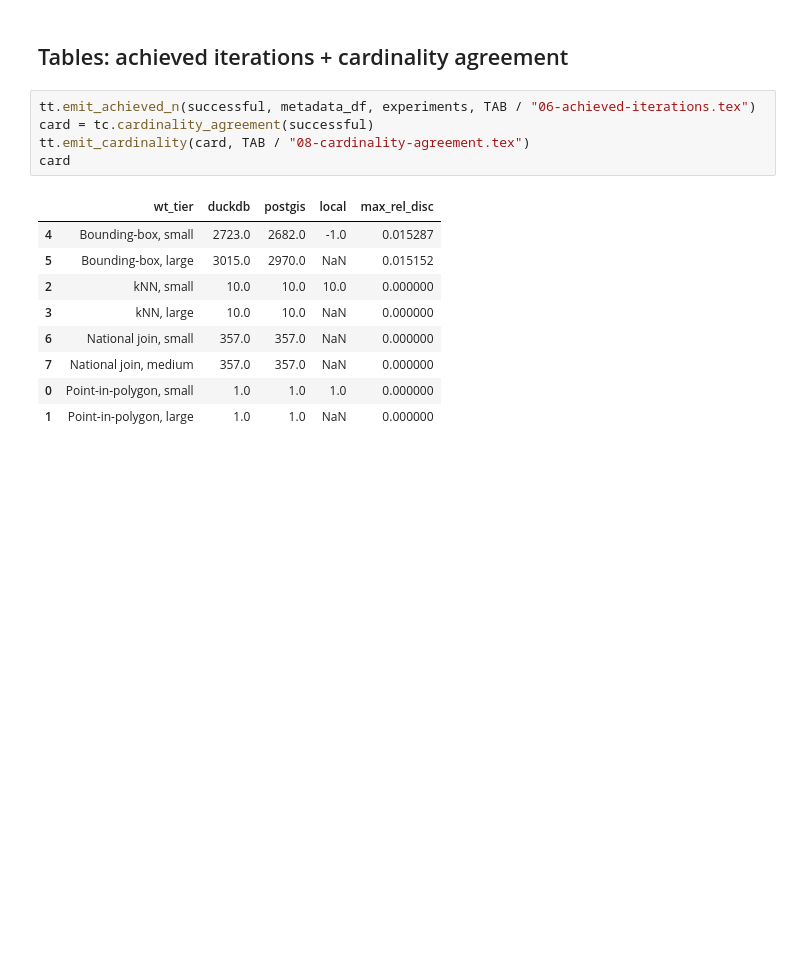
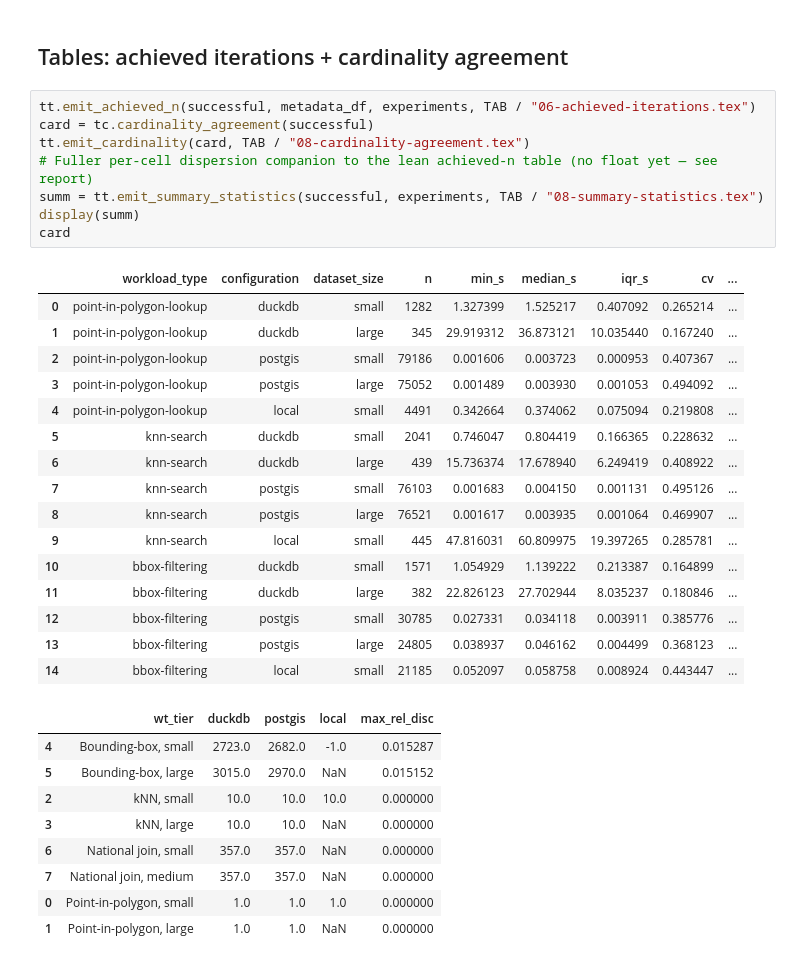
Before and after one commit to kartAI/doppa-analytics, a Jupyter notebook: notebooks/01-measurement-quality.ipynb, the cells around one changed output. Drawn from its saved outputs; the diff is of its cells as text; blank space fills up the shorter version.

```diff
--- a/notebooks/01-measurement-quality.ipynb
+++ b/notebooks/01-measurement-quality.ipynb
@@ -66,15 +69,34 @@ PosixPath('figures/09-cv-dispersion.png')
 # %%
 tt.emit_achieved_n(successful, metadata_df, experiments, TAB / "06-achieved-iterations.tex")
 card = tc.cardinality_agreement(successful)
 tt.emit_cardinality(card, TAB / "08-cardinality-agreement.tex")
+# Fuller per-cell dispersion companion to the lean achieved-n table (no float yet — see report)
+summ = tt.emit_summary_statistics(successful, experiments, TAB / "08-summary-statistics.tex")
+display(summ)
 card
 # %% [output]
-|  | wt_tier | duckdb | postgis | local | max_rel_disc |
-| 4 | Bounding-box, small | 2723.0 | 2682.0 | -1.0 | 0.015287 |
-| 5 | Bounding-box, large | 3015.0 | 2970.0 | NaN | 0.015152 |
-| 2 | kNN, small | 10.0 | 10.0 | 10.0 | 0.000000 |
-| 3 | kNN, large | 10.0 | 10.0 | NaN | 0.000000 |
-| 6 | National join, small | 357.0 | 357.0 | NaN | 0.000000 |
-| 7 | National join, medium | 357.0 | 357.0 | NaN | 0.000000 |
-| 0 | Point-in-polygon, small | 1.0 | 1.0 | 1.0 | 0.000000 |
-| 1 | Point-in-polygon, large | 1.0 | 1.0 | NaN | 0.000000 |
+|  | workload_type | configuration | dataset_size | n | min_s | median_s | iqr_s | cv | ... |
+| 0 | point-in-polygon-lookup | duckdb | small | 1282 | 1.327399 | 1.525217 | 0.407092 | 0.265214 | ... |
+| 1 | point-in-polygon-lookup | duckdb | large | 345 | 29.919312 | 36.873121 | 10.035440 | 0.167240 | ... |
+| 2 | point-in-polygon-lookup | postgis | small | 79186 | 0.001606 | 0.003723 | 0.000953 | 0.407367 | ... |
+| 3 | point-in-polygon-lookup | postgis | large | 75052 | 0.001489 | 0.003930 | 0.001053 | 0.494092 | ... |
+| 4 | point-in-polygon-lookup | local | small | 4491 | 0.342664 | 0.374062 | 0.075094 | 0.219808 | ... |
+| 5 | knn-search | duckdb | small | 2041 | 0.746047 | 0.804419 | 0.166365 | 0.228632 | ... |
+| 6 | knn-search | duckdb | large | 439 | 15.736374 | 17.678940 | 6.249419 | 0.408922 | ... |
+| 7 | knn-search | postgis | small | 76103 | 0.001683 | 0.004150 | 0.001131 | 0.495126 | ... |
+| 8 | knn-search | postgis | large | 76521 | 0.001617 | 0.003935 | 0.001064 | 0.469907 | ... |
+| 9 | knn-search | local | small | 445 | 47.816031 | 60.809975 | 19.397265 | 0.285781 | ... |
+| 10 | bbox-filtering | duckdb | small | 1571 | 1.054929 | 1.139222 | 0.213387 | 0.164899 | ... |
+| 11 | bbox-filtering | duckdb | large | 382 | 22.826123 | 27.702944 | 8.035237 | 0.180846 | ... |
+| 12 | bbox-filtering | postgis | small | 30785 | 0.027331 | 0.034118 | 0.003911 | 0.385776 | ... |
+| 13 | bbox-filtering | postgis | large | 24805 | 0.038937 | 0.046162 | 0.004499 | 0.368123 | ... |
+| 14 | bbox-filtering | local | small | 21185 | 0.052097 | 0.058758 | 0.008924 | 0.443447 | ... |
+|  | wt_tier | duckdb | postgis | local | max_rel_disc |
+| 4 | Bounding-box, small | 2723.0 | 2682.0 | -1.0 | 0.015287 |
+| 5 | Bounding-box, large | 3015.0 | 2970.0 | NaN | 0.015152 |
+| 2 | kNN, small | 10.0 | 10.0 | 10.0 | 0.000000 |
+| 3 | kNN, large | 10.0 | 10.0 | NaN | 0.000000 |
+| 6 | National join, small | 357.0 | 357.0 | NaN | 0.000000 |
+| 7 | National join, medium | 357.0 | 357.0 | NaN | 0.000000 |
+| 0 | Point-in-polygon, small | 1.0 | 1.0 | 1.0 | 0.000000 |
+| 1 | Point-in-polygon, large | 1.0 | 1.0 | NaN | 0.000000 |
```
Also changed, not shown: parts of 2 cells of this notebook, 58 other files.
